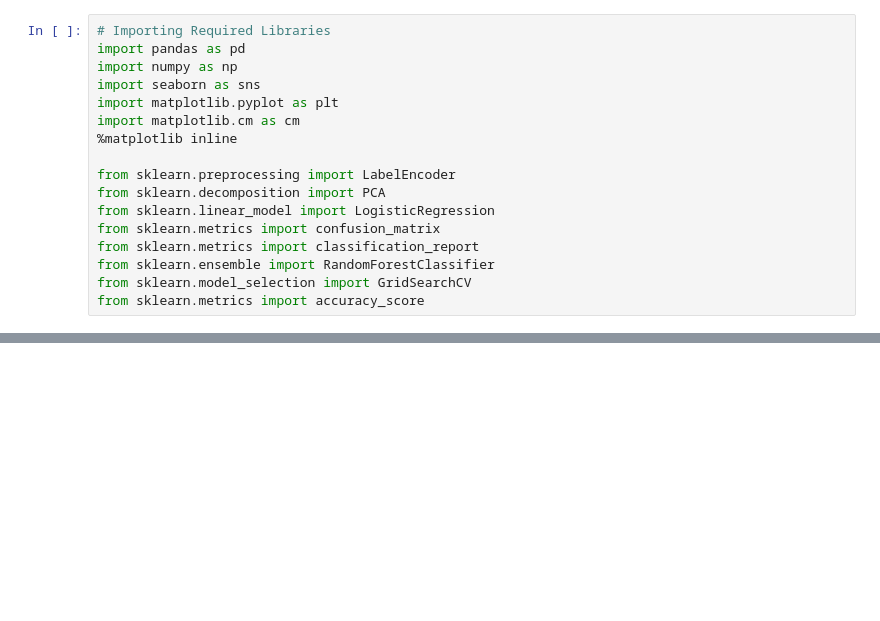
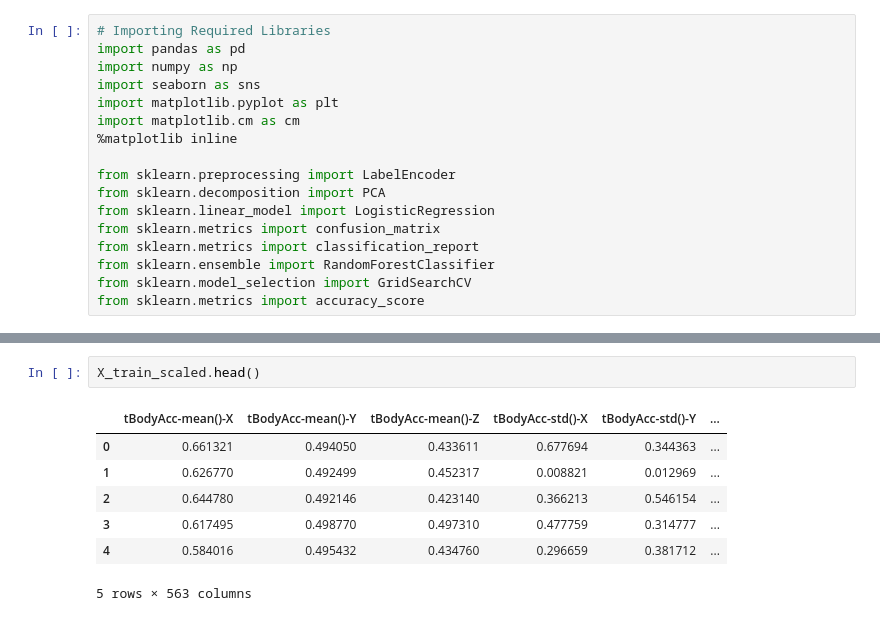
Before and after one commit to SraavanChevireddy/HumanActivityPrediction, a Jupyter notebook: HumanActivity.ipynb, the cells around one changed output, grey strips where cells are left out. Saved outputs shown, nothing was run; the diff lists cells and outputs as text; blank space fills up the shorter version.

```diff
--- a/HumanActivity.ipynb
+++ b/HumanActivity.ipynb
@@ -74,0 +116,10 @@ False
+# %%
+X_train_scaled.head()
+# %% [output]
+|  | tBodyAcc-mean()-X | tBodyAcc-mean()-Y | tBodyAcc-mean()-Z | tBodyAcc-std()-X | tBodyAcc-std()-Y | ... |
+| 0 | 0.661321 | 0.494050 | 0.433611 | 0.677694 | 0.344363 | ... |
+| 1 | 0.626770 | 0.492499 | 0.452317 | 0.008821 | 0.012969 | ... |
+| 2 | 0.644780 | 0.492146 | 0.423140 | 0.366213 | 0.546154 | ... |
+| 3 | 0.617495 | 0.498770 | 0.497310 | 0.477759 | 0.314777 | ... |
+| 4 | 0.584016 | 0.495432 | 0.434760 | 0.296659 | 0.381712 | ... |
+5 rows × 563 columns
```
Also changed, not shown: parts of 16 cells of this notebook.
